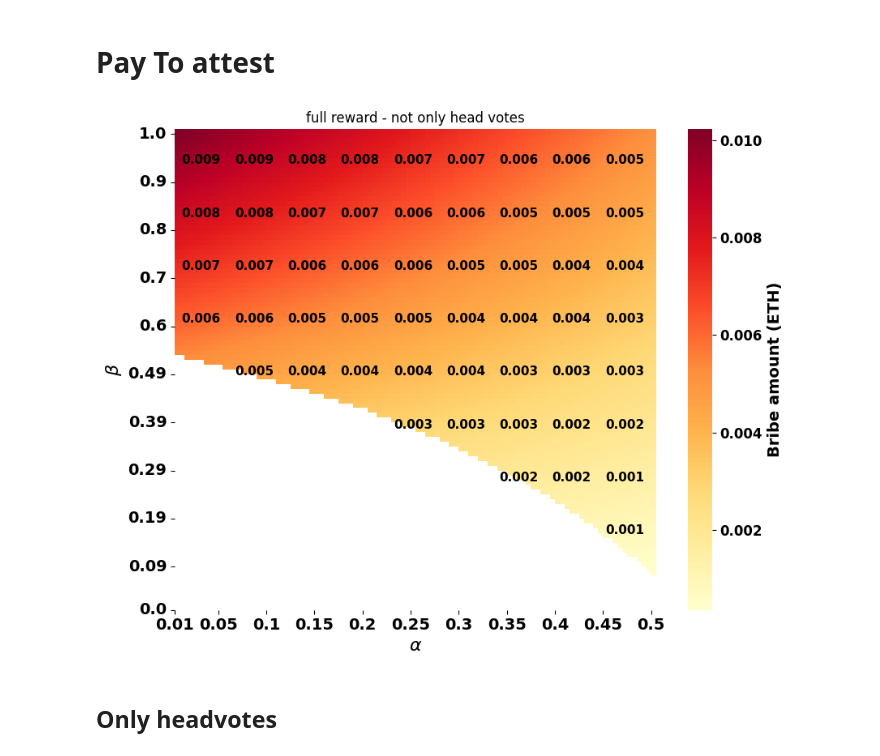
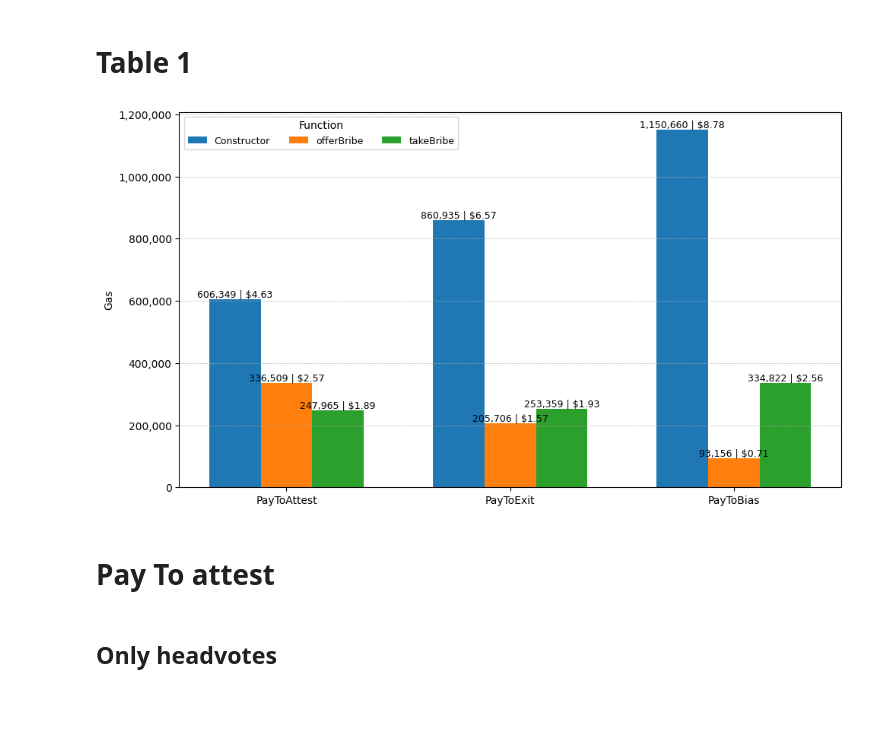
Before and after one commit to 0xSooki/bribery-zoo, a Jupyter notebook: Figures/playground.ipynb, the cells around one changed output. Drawn from its saved outputs; the diff is of its cells as text; code cells hidden in the pictures; blank space fills up the shorter version.

```diff
--- a/Figures/playground.ipynb
+++ b/Figures/playground.ipynb
@@ -55,6 +56,70 @@ MIN_SLASHING_PENALTY_QUOTIENT_BELLATRIX = 1 / 32  # defined at page 116
 # other penalties
 
 attestation_reward_per_validator = (b / 64) * 57 / 1e9  # in ETH
+# %% [markdown]
+# Table 1
+# %%
+contracts = ["PayToAttest", "PayToExit", "PayToBias"]
+functions = ["Constructor", "offerBribe", "takeBribe"]
+
+gas_costs = {
+    "PayToAttest": [606_349, 336_509, 247_965],
+    "PayToExit":   [860_935, 205_706, 253_359],
+    "PayToBias":   [1_150_660, 93_156, 334_822],
+}
+
+usd_costs = {
+    "PayToAttest": [4.63, 2.57, 1.89],
+    "PayToExit":   [6.57, 1.57, 1.93],
+    "PayToBias":   [8.78, 0.71, 2.56],
+}
+
+def fmt_gas(g):
+    if g >= 1_000_000:
+        return f"{g/1_000_000:.2f}M"
+    elif g >= 1_000:
+        return f"{g/1_000:.0f}k"
+    return str(g)
+
+x = np.arange(len(contracts))
+width = 0.23
+
+fig, ax = plt.subplots(figsize=(10, 5.5))
+
+ax.ticklabel_format(style='plain', axis='y')
+ax.yaxis.set_major_formatter(StrMethodFormatter('{x:,.0f}'))
+
+bars = []
+for i, func in enumerate(functions):
+    vals = [gas_costs[c][i] for c in contracts]
+    ba = ax.bar(x + (i - 1) * width, vals, width, label=func)
+    bars.append(ba)
+
+for i, func in enumerate(functions):
+    for j, c in enumerate(contracts):
+        g = gas_costs[c][i]
+        u = usd_costs[c][i]
+        bar = bars[i][j]
+        height = bar.get_height()
+        ax.text(
+            bar.get_x() + bar.get_width() / 2,
+            height,
+            f"{g:,.0f} | ${u:.2f}",
+            ha="center",
+            va="bottom",
+            fontsize=9
+        )
+
+ax.set_ylabel("Gas")
+ax.set_xticks(x)
+ax.set_xticklabels(contracts)
+ax.legend(title="Function", ncol=3, frameon=True, fontsize=9)
+ax.grid(axis="y", linestyle="--", linewidth=0.6, alpha=0.7)
+fig.tight_layout()
+
+plt.show()
+# %% [output]
+[figure, added]
 # %% [markdown]
 # Pay To attest
 # %%
@@ -141,8 +206,6 @@ plt.title("full reward - not only head votes")
 plt.tight_layout()
 #plt.savefig("PayToAttest_BribeAmount.pdf", format="pdf", bbox_inches="tight")
 plt.show()
-# %% [output]
-[figure, removed]
 # %% [markdown]
 ## Only headvotes
 # %%
```
Also changed, not shown: parts of 19 cells of this notebook.
